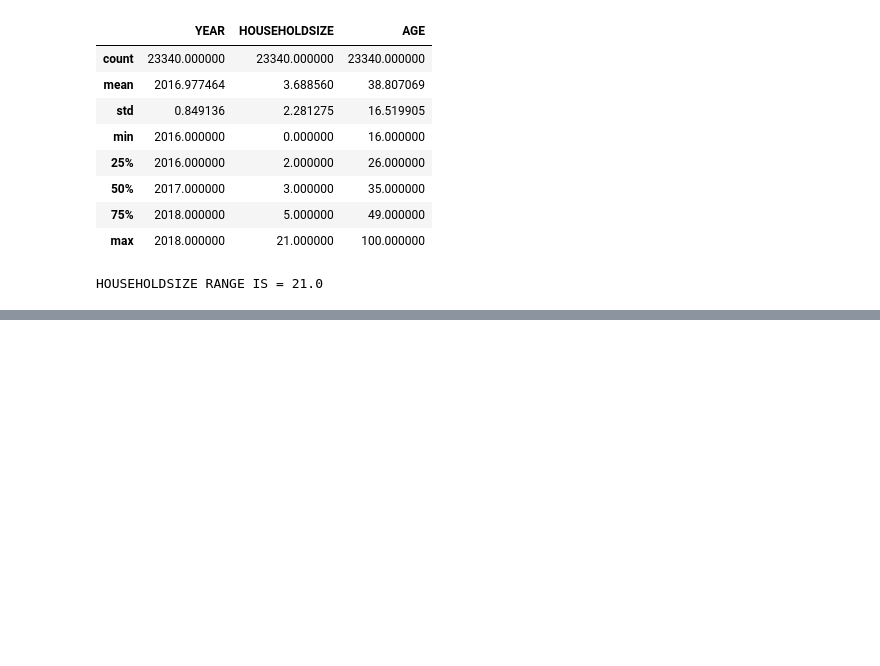
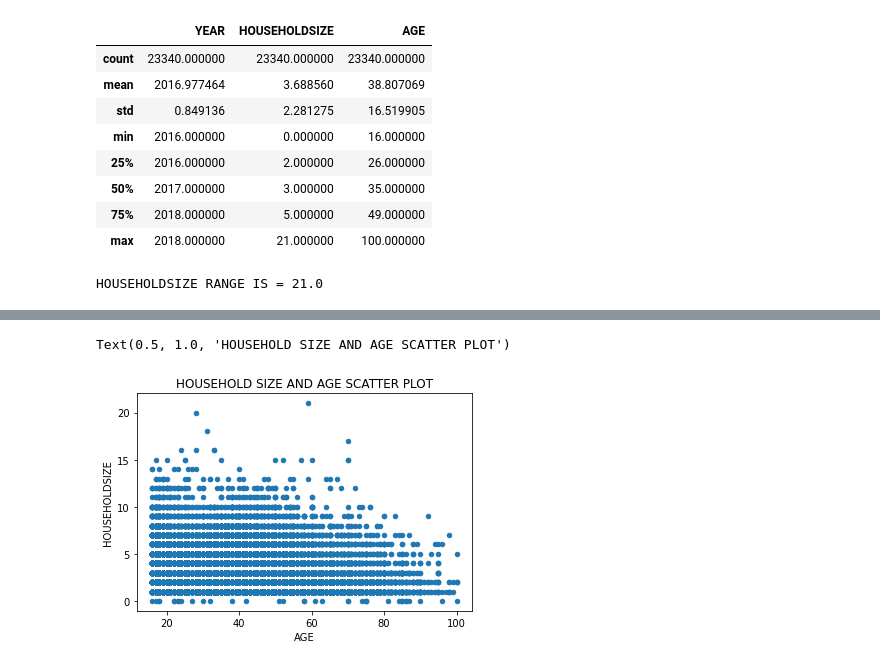
Before and after one commit to Kevinsamuelgitau/COVID-19, a Jupyter notebook: Moringa_Data_Science_Core_W2_Independent_Project_2020_05_Samuel_Gitau.ipynb, the cells around one changed output, grey strips where cells are left out. Saved outputs shown, nothing was run; the diff lists cells and outputs as text; code cells hidden in the pictures; blank space fills up the shorter version.

```diff
--- a/Moringa_Data_Science_Core_W2_Independent_Project_2020_05_Samuel_Gitau.ipynb
+++ b/Moringa_Data_Science_Core_W2_Independent_Project_2020_05_Samuel_Gitau.ipynb
@@ -308,0 +441,7 @@ STATUS=sns.countplot(finances['STATUS'], ax=ax6)
+# %%
+# To visualize gender against access to bank account
+finances.plot(x= 'AGE', y= 'HOUSEHOLDSIZE', kind = "scatter")
+plt.title("HOUSEHOLD SIZE AND AGE SCATTER PLOT")
+# %% [output]
+Text(0.5, 1.0, 'HOUSEHOLD SIZE AND AGE SCATTER PLOT')
+[figure, added]
```
Also changed, not shown: parts of 7 cells of this notebook.
